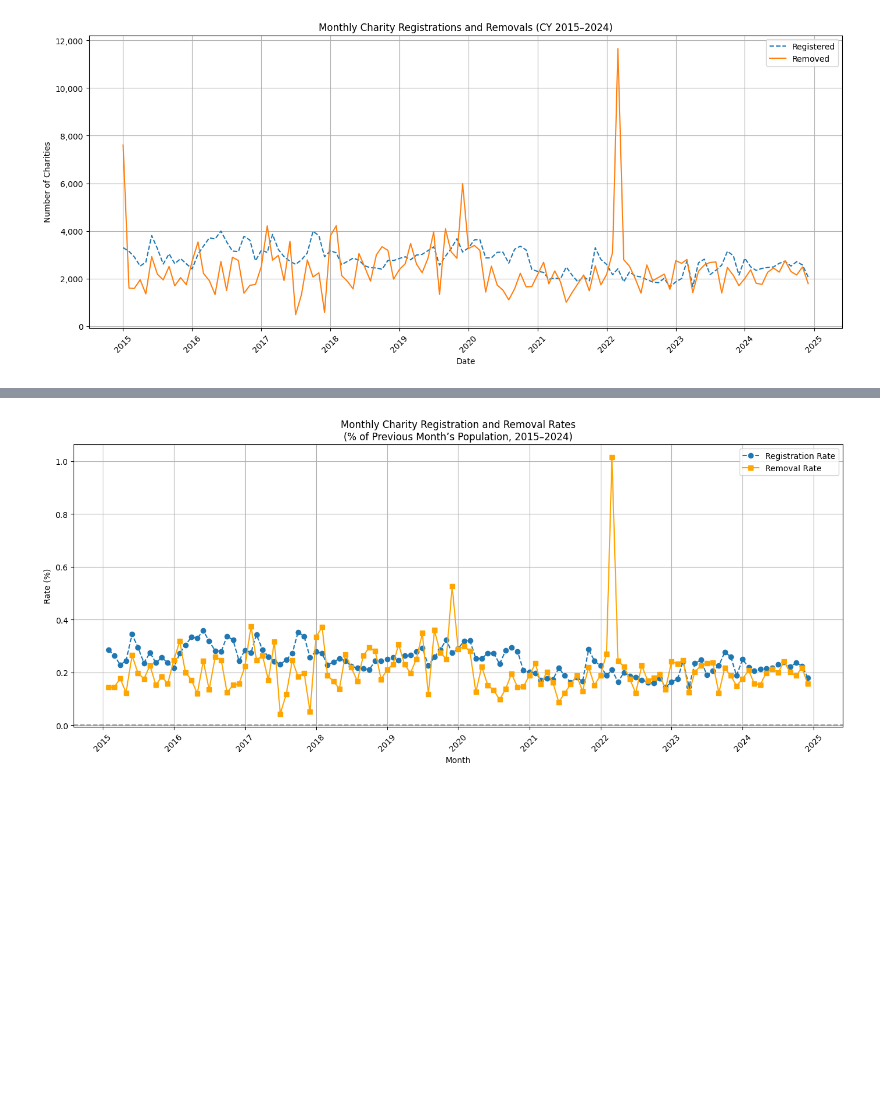
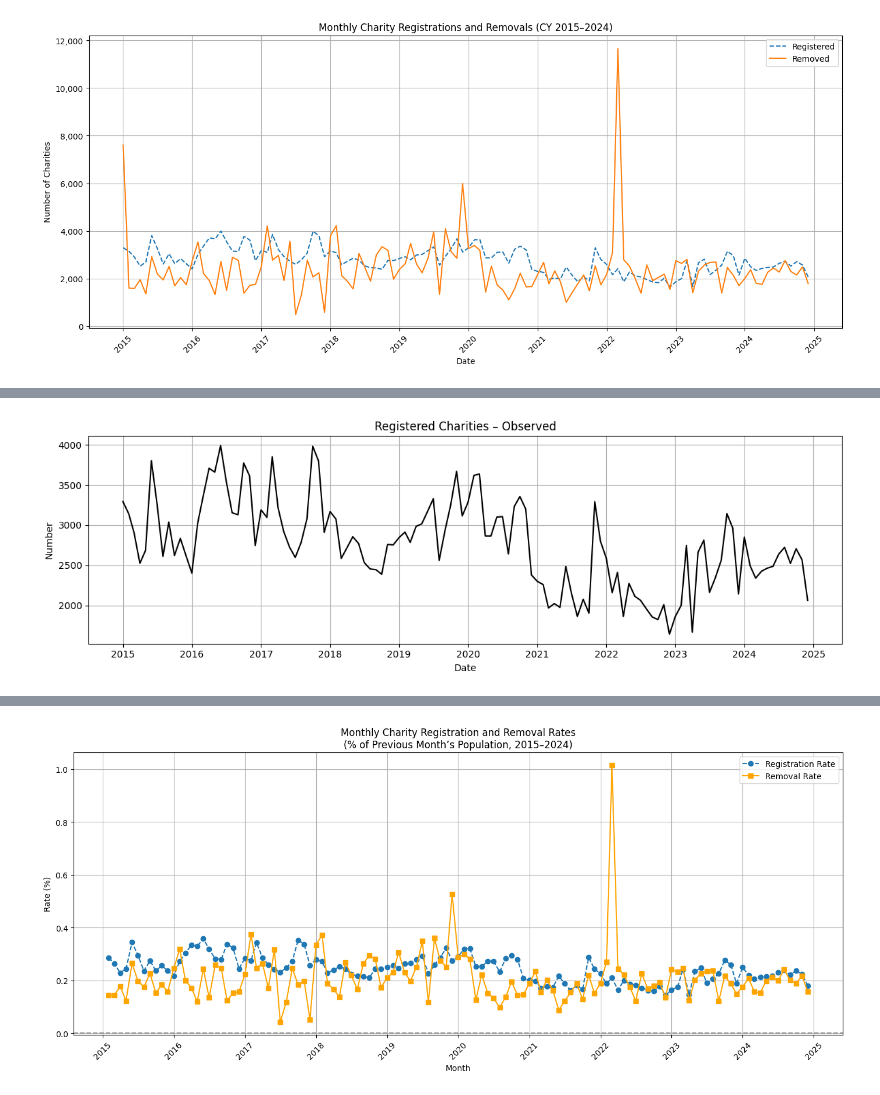
Before and after one commit to crystalyu917/The-Impact-of-Local-Council-Asset-Sales-on-Charity-Survival-in-England, a Jupyter notebook: src/analysis/raw_data_analysis.ipynb, the cells around one changed output, grey strips where cells are left out. Drawn from its saved outputs; the diff is of its cells as text; code cells hidden in the pictures; blank space fills up the shorter version.

```diff
--- a/src/analysis/raw_data_analysis.ipynb
+++ b/src/analysis/raw_data_analysis.ipynb
@@ -307,0 +400,97 @@ plt.show()
+# %%
+import matplotlib.pyplot as plt
+from statsmodels.tsa.seasonal import STL
+import pandas as pd
+
+# Use the previously defined monthly counts (registered_by_month and removed_by_month)
+# Ensure datetime index and monthly frequency
+registered_by_month = registered_by_month.asfreq('MS')
+removed_by_month = removed_by_month.asfreq('MS')
+
+# Perform STL decomposition
+stl_reg = STL(registered_by_month, seasonal=13, robust=True).fit()
+stl_rem = STL(removed_by_month, seasonal=13, robust=True).fit()
+
+# Plot each component in individual graphs
+
+# Registered: Observed
+plt.figure(figsize=(12, 4))
+plt.plot(stl_reg.observed, color='black')
+plt.title('Registered Charities – Observed')
+plt.xlabel('Date')
+plt.ylabel('Number')
+plt.grid(True)
+plt.tight_layout()
+plt.show()
+
+# Registered: Trend
+plt.figure(figsize=(12, 4))
+plt.plot(stl_reg.trend, color='blue')
+plt.title('Registered Charities – Trend')
+plt.xlabel('Date')
+plt.ylabel('Number')
+plt.grid(True)
+plt.tight_layout()
+plt.show()
+
+# Registered: Seasonal
+plt.figure(figsize=(12, 4))
+plt.plot(stl_reg.seasonal, color='orange')
+plt.title('Registered Charities – Seasonal')
+plt.xlabel('Date')
+plt.ylabel('Seasonal Component')
+plt.grid(True)
+plt.tight_layout()
+plt.show()
+
+# Registered: Residual
+plt.figure(figsize=(12, 4))
+plt.plot(stl_reg.resid, color='grey')
+plt.title('Registered Charities – Residual')
+plt.xlabel('Date')
+plt.ylabel('Residual')
+plt.grid(True)
+plt.tight_layout()
+plt.show()
+
+# Removed: Observed
+plt.figure(figsize=(12, 4))
+plt.plot(stl_rem.observed, color='black')
+plt.title('Removed Charities – Observed')
+plt.xlabel('Date')
+plt.ylabel('Number')
+plt.grid(True)
+plt.tight_layout()
+plt.show()
+
+# Removed: Trend
+plt.figure(figsize=(12, 4))
+plt.plot(stl_rem.trend, color='blue')
+plt.title('Removed Charities – Trend')
+plt.xlabel('Date')
+plt.ylabel('Number')
+plt.grid(True)
+plt.tight_layout()
+plt.show()
+
+# Removed: Seasonal
+plt.figure(figsize=(12, 4))
+plt.plot(stl_rem.seasonal, color='orange')
+plt.title('Removed Charities – Seasonal')
+plt.xlabel('Date')
+plt.ylabel('Seasonal Component')
+plt.grid(True)
+plt.tight_layout()
+plt.show()
+
+# Removed: Residual
+plt.figure(figsize=(12, 4))
+plt.plot(stl_rem.resid, color='grey')
+plt.title('Removed Charities – Residual')
+plt.xlabel('Date')
+plt.ylabel('Residual')
+plt.grid(True)
+plt.tight_layout()
+plt.show()
+# %% [output]
+[figure, added]
```
Also changed, not shown: parts of 5 cells of this notebook.
